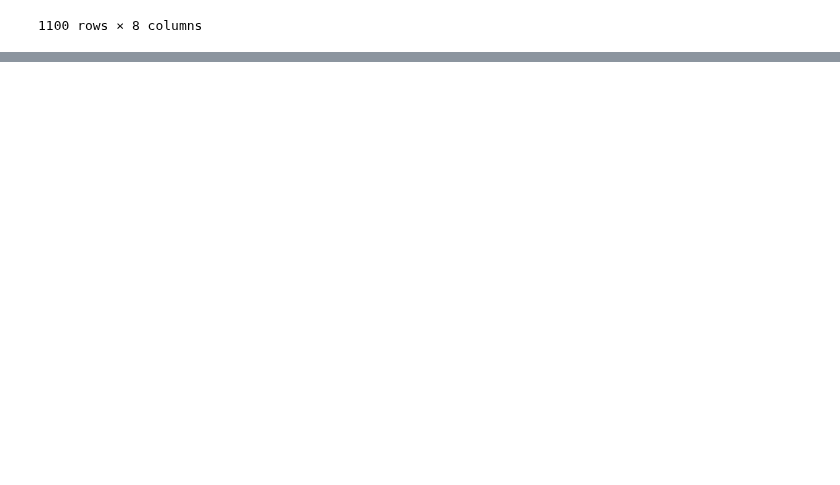
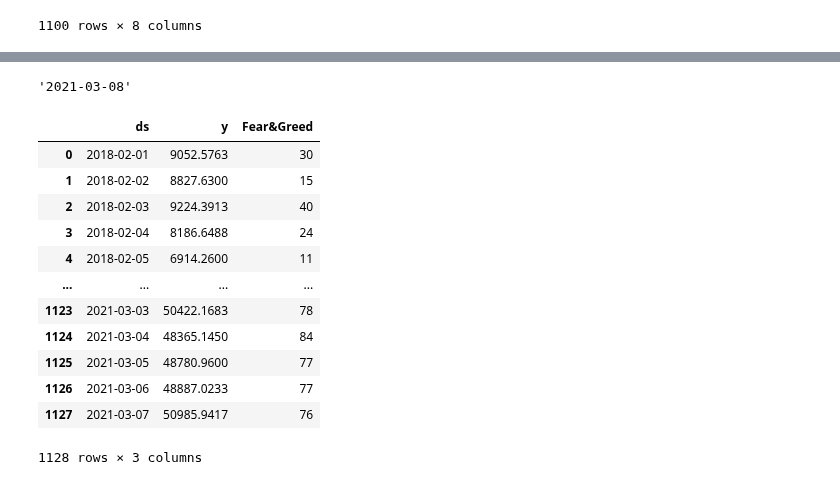
Before and after one commit to Dmunozig/crypto_sentiment, a Jupyter notebook: Diego_Data_engineering_testing.ipynb, the cells around one changed output, grey strips where cells are left out. Cells and saved outputs as stored; diff of their text form; code cells hidden in the pictures; blank space fills up the shorter version.

```diff
--- a/Diego_Data_engineering_testing.ipynb
+++ b/Diego_Data_engineering_testing.ipynb
@@ -27,0 +135,23 @@ api_df
+# %%
+from datetime import date
+str(date.today())
+# %% [output]
+'2021-03-08'
+# %%
+df2 = price_and_indexes(local=False)
+# %%
+df2
+# %% [output]
+|  | ds | y | Fear&Greed |
+| 0 | 2018-02-01 | 9052.5763 | 30 |
+| 1 | 2018-02-02 | 8827.6300 | 15 |
+| 2 | 2018-02-03 | 9224.3913 | 40 |
+| 3 | 2018-02-04 | 8186.6488 | 24 |
+| 4 | 2018-02-05 | 6914.2600 | 11 |
+| ... | ... | ... | ... |
+| 1123 | 2021-03-03 | 50422.1683 | 78 |
+| 1124 | 2021-03-04 | 48365.1450 | 84 |
+| 1125 | 2021-03-05 | 48780.9600 | 77 |
+| 1126 | 2021-03-06 | 48887.0233 | 77 |
+| 1127 | 2021-03-07 | 50985.9417 | 76 |
+1128 rows × 3 columns
```
Also changed, not shown: parts of 21 cells of this notebook, 2 other files.
